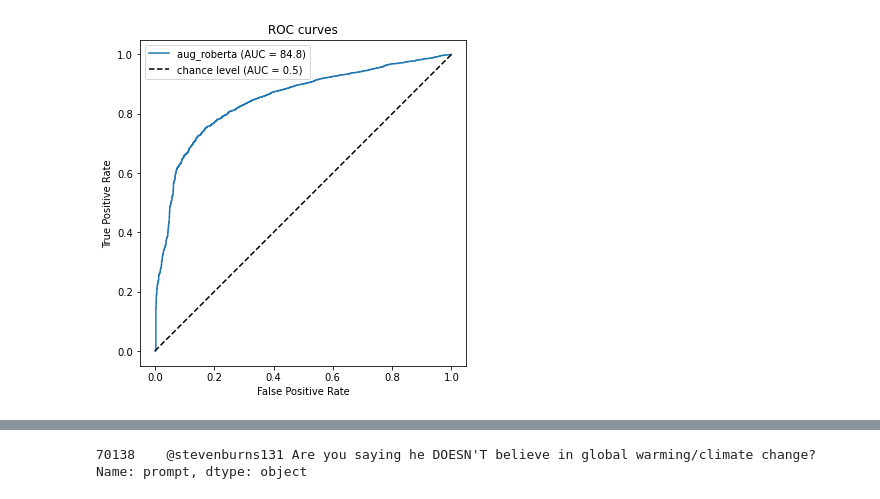
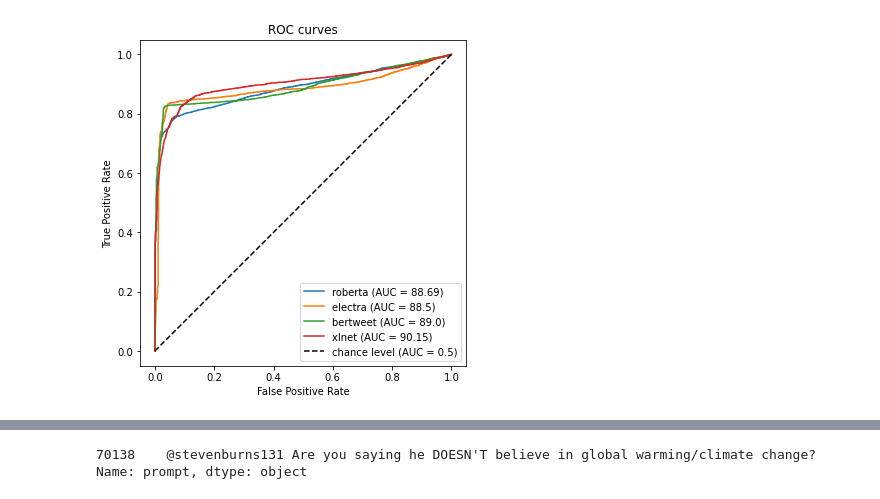
Before and after one commit to crarojasca/MDFI_misinformation, a Jupyter notebook: model_comparative.ipynb, the cells around one changed output, grey strips where cells are left out. Saved outputs shown, nothing was run; the diff lists cells and outputs as text; code cells hidden in the pictures.

Commit message:
new generation based in test dataset

```diff
--- a/model_comparative.ipynb
+++ b/model_comparative.ipynb
@@ -22,4 +22,6 @@ from sklearn.metrics import (
 from IPython.display import display, Markdown, Latex
 
 pd.set_option('display.max_colwidth', None)
+# %%
+FILE = "datasets/cards_waterloo_augmented.csv"
 # %%
@@ -54,14 +29,16 @@ Name: roberta_cards_pipe_proba, Length: 81988, dtype: bool
 # %%
 def format_scores(x):
-    return np.array(eval(re.sub(",? +", " ,", str(x).replace("\n", ""))))
+    if str(x)!="nan":
+        return np.array(eval(re.sub(",? +", " ,", str(x).replace("\n", ""))))
+    return
 
-# data["cards_proba"] = data["cards_proba"].apply(format_scores)
-# data["waterloo_proba"] = data["waterloo_proba"].apply(format_scores)
-# data["roberta_cards_pipe_proba"] = data["roberta_cards_pipe_proba"].apply(format_scores)
-# data["roberta_proba"] = data["roberta_proba"].apply(format_scores)
-# data["bertweet_proba"] = data["bertweet_proba"].apply(format_scores)
-# data["electra_proba"] = data["electra_proba"].apply(format_scores)
-# data["xlnet_proba"] = data["xlnet_proba"].apply(format_scores)
+data["cards_proba"] = data["cards_proba"].apply(format_scores)
+data["waterloo_proba"] = data["waterloo_proba"].apply(format_scores)
+data["roberta_cards_pipe_proba"] = data["roberta_cards_pipe_proba"].apply(format_scores)
+data["roberta_proba"] = data["roberta_proba"].apply(format_scores)
+data["bertweet_proba"] = data["bertweet_proba"].apply(format_scores)
+data["electra_proba"] = data["electra_proba"].apply(format_scores)
+data["xlnet_proba"] = data["xlnet_proba"].apply(format_scores)
 data["aug_roberta_proba"] = data["aug_roberta_proba"].apply(format_scores)
 # %%
 test = data[data.PARTITION=="TEST"]
@@ -68,41 +46,43 @@ test = data[data.PARTITION=="TEST"]
 # %%
-matrix_display = False
-target_names = ["Not Misinformation", "Misinformation"]
+def models_comparative(data, models):
+    target_names = ["Not Misinformation", "Misinformation"]
+    freport = pd.DataFrame()
+
+    plt.figure(figsize=(8, 6))
+    for model in models:
+        y_true = data.labels.values
+        y_pred = data[f"{model}_pred"].values
+        scores = data.apply(lambda x: x[f"{model}_proba"][int(x[f"{model}_pred"])], axis=1).values
+
+        acc = accuracy_score(y_true, y_pred)
+
+        fpr, tpr, thresholds = roc_curve(data.labels, scores)
+        roc_auc = auc(tpr, fpr)# multi_class="ovr", average="macro")
+        plt.plot(tpr, fpr, label=f"{model} (AUC = {round(roc_auc*100, 2)})")
+
+        report = classification_report(y_true, y_pred, target_names=target_names, output_dict=True)
+        report = {
+            "Model": model,
+            "AUC": roc_auc,
+            "Accuracy": report["accuracy"],
+            "F1-score": report['weighted avg']["f1-score"]
+        }
+        report = pd.DataFrame([report])
+        freport = pd.concat([freport, report])
+        freport = freport.sort_values(["AUC"])
+
+    display(freport)
+
+    plt.plot([0, 1], [0, 1], "k--", label="chance level (AUC = 0.5)")
+    plt.axis("square")
+    plt.xlabel("False Positive Rate")
+    plt.ylabel("True Positive Rate")
+    plt.title("ROC curves")
+    plt.legend()
+    plt.show()
+
 # models = ["roberta_cards_pipe", "roberta", "bertweet", "xlnet"]
-models = ["aug_roberta"]#, "roberta", "electra", "bertweet", "xlnet"]
-plt.figure(figsize=(8, 6))
-for model in models:
-    display(Markdown(f"### {model}"))
-
-    y_true = test.labels.values
-    y_pred = test[f"{model}_pred"].values
-    scores = test.apply(lambda x: x[f"{model}_proba"][x[f"{model}_pred"]], axis=1).values
-
-    acc = accuracy_score(y_true, y_pred)
-
-    fpr, tpr, thresholds = roc_curve(test.labels, scores)
-    roc_auc = auc(tpr, fpr)# multi_class="ovr", average="macro")
-    plt.plot(tpr, fpr, label=f"{model} (AUC = {round(roc_auc*100, 2)})")
-
-    print(f"Accuracy: {acc}")
-    print(f"AUC: {roc_auc}")
-
-    if matrix_display:
-        c_m = confusion_matrix(y_true, y_pred)
-        cmp = ConfusionMatrixDisplay(
-            c_m, display_labels=classes)
-        fig, ax = plt.subplots(figsize=(4,4))
-        cmp.plot(ax=ax)
-
-    report = pd.DataFrame(
-        classification_report(y_true, y_pred, target_names=target_names, output_dict=True)).transpose()
-    display(report)
-
-plt.plot([0, 1], [0, 1], "k--", label="chance level (AUC = 0.5)")
-plt.axis("square")
-plt.xlabel("False Positive Rate")
-plt.ylabel("True Positive Rate")
-plt.title("ROC curves")
-plt.legend()
-plt.show()
+display(Markdown(f"### Test Dataset"))
+models = ["roberta", "electra", "bertweet", "xlnet"]
+models_comparative(test, models)
 # %% [output]
@@ -118 +95 @@ AUC: 0.8480369944143487
-[figure, old version]
+[figure, new version]
```
Also changed, not shown: parts of 7 cells of this notebook, 6 other files.
